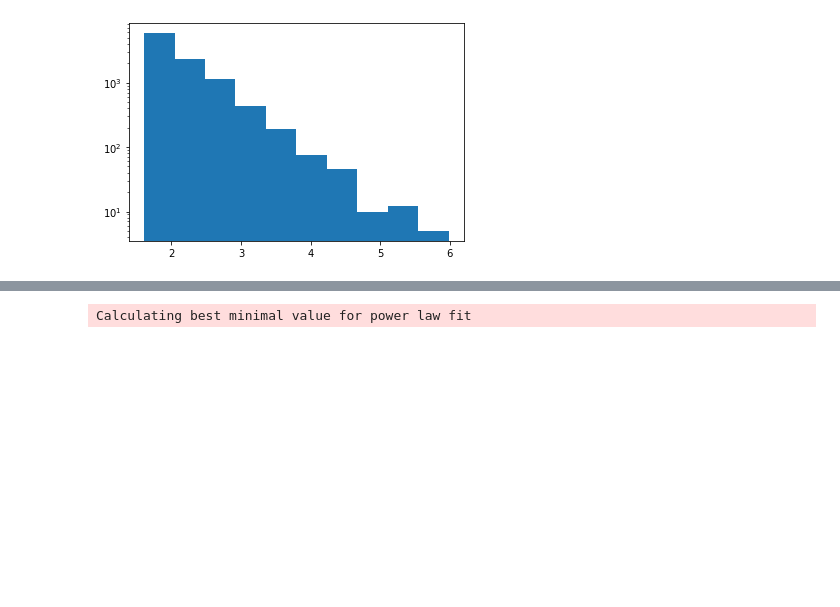
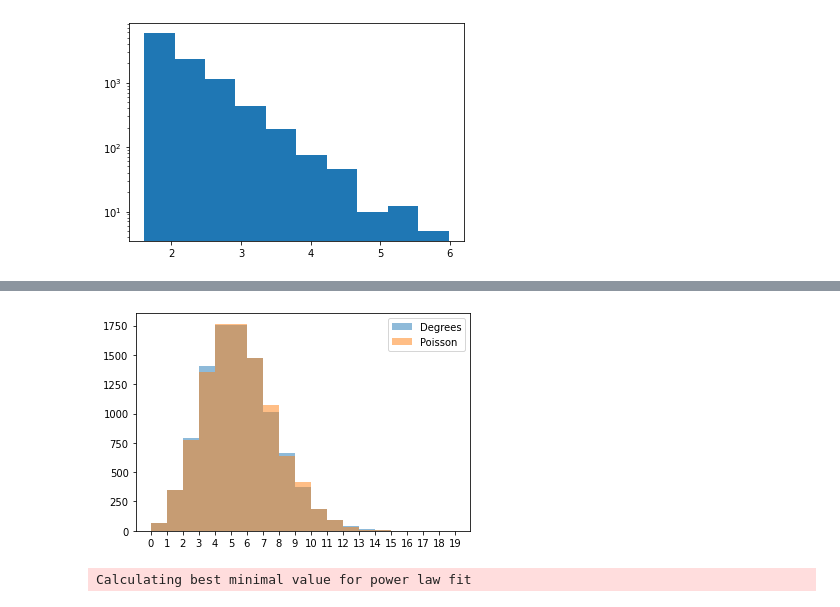
Before and after one commit to baton96/Complex-Networks, a Jupyter notebook: A2/A2.ipynb, the cells around one changed output, grey strips where cells are left out. Cells and saved outputs as stored; diff of their text form; code cells hidden in the pictures; blank space fills up the shorter version.

```diff
--- a/A2/A2.ipynb
+++ b/A2/A2.ipynb
@@ -299,3 +286,20 @@ plt.show()
+# %%
+g = ig.load("CM/CMn10000poisson.net")
+degrees = g.degree()
+degreesMax = max(degrees)
+degreesSize = len(degrees)
+degreesMean = sum(degrees)/degreesSize
+
+poisson = np.random.poisson(xMean, size=xSize)
+poissonMax = max(poisson)
+
+plt.hist(degrees, alpha=0.5, label="Degrees", bins=degreesMax)
+plt.hist(poisson, alpha=0.5, label="Poisson", bins=poissonMax)
+plt.xticks(range(maxX+1))
+plt.legend()
+plt.show()
+# %% [output]
+[figure, added]
 # %%
 g = ig.load("BA/BAn10000m5M5.net")
 data = g.degree()
```
Also changed, not shown: parts of 24 cells of this notebook.
